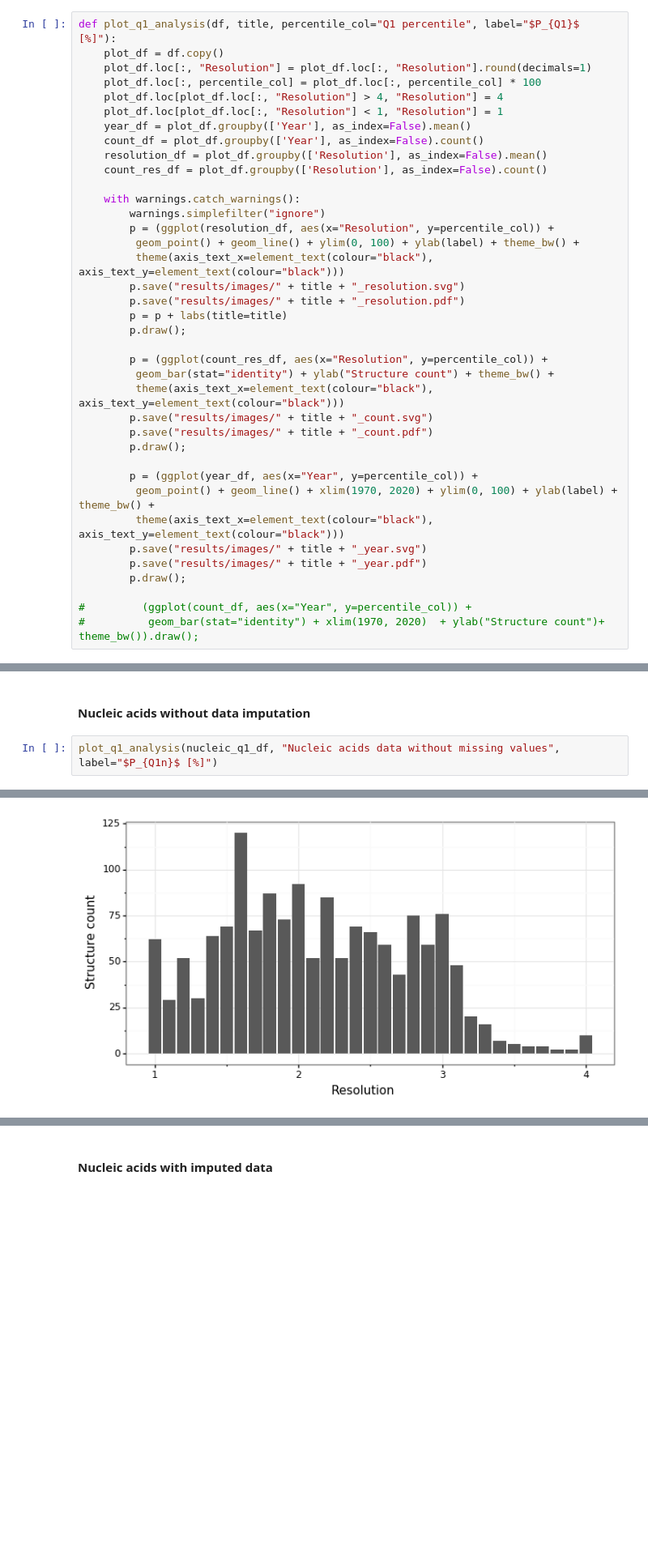
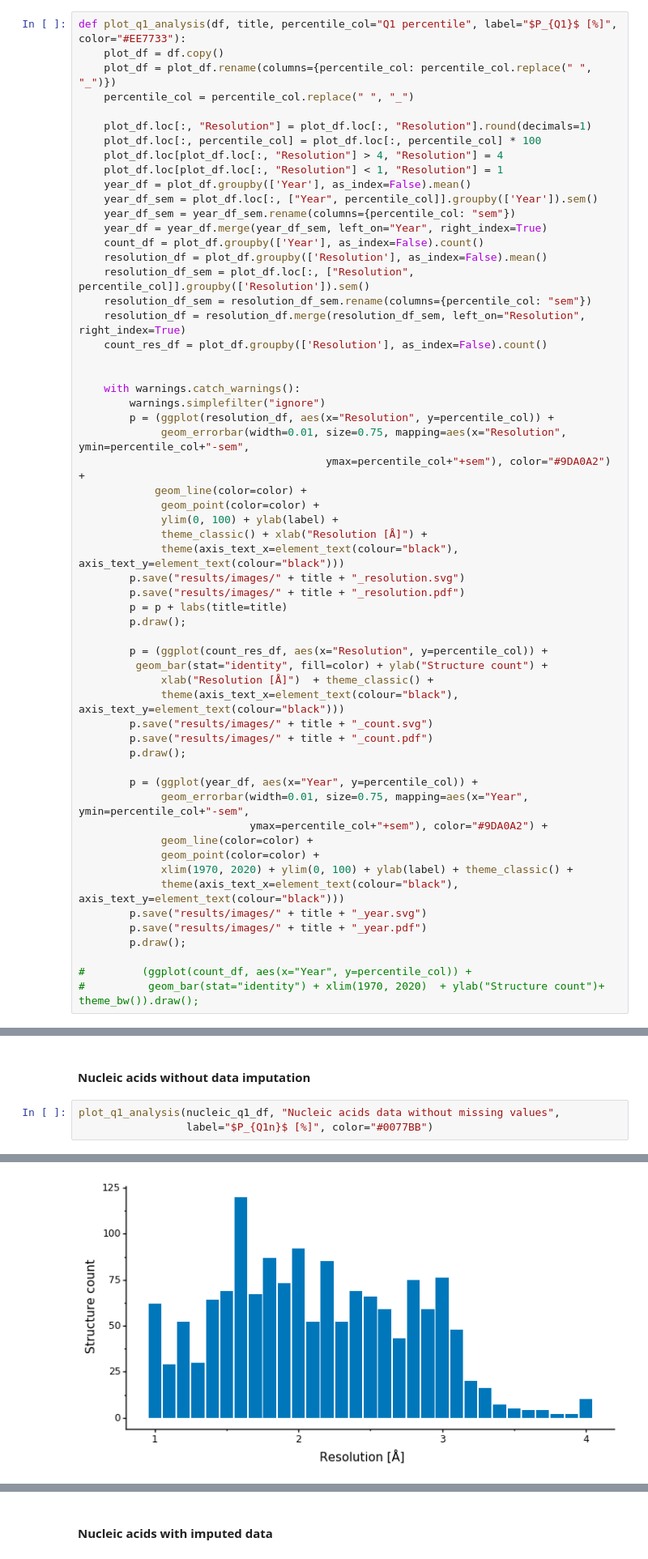
Before and after one commit to dabrze/pdb_structure_quality, a Jupyter notebook: PDB analysis.ipynb, the cells around one changed output, grey strips where cells are left out. Shown at 81% size. Saved outputs shown, nothing was run; the diff lists cells and outputs as text; blank space fills up the shorter version.

Commit message:
Added (SEM) error bars to plots, where applicable.

```diff
--- a/PDB analysis.ipynb
+++ b/PDB analysis.ipynb
@@ -708,37 +708,57 @@ We analyzed how structure PDB quality changed with time and structure resolution
 
 In the following analysis of journals, we will use data with imputed missing values, and we will try to take into account deposition time and structure resolution.
 # %%
-def plot_q1_analysis(df, title, percentile_col="Q1 percentile", label="$P_{Q1}$ [%]"):
+def plot_q1_analysis(df, title, percentile_col="Q1 percentile", label="$P_{Q1}$ [%]", color="#EE7733"):
     plot_df = df.copy()
+    plot_df = plot_df.rename(columns={percentile_col: percentile_col.replace(" ", "_")})
+    percentile_col = percentile_col.replace(" ", "_")
+
     plot_df.loc[:, "Resolution"] = plot_df.loc[:, "Resolution"].round(decimals=1)
     plot_df.loc[:, percentile_col] = plot_df.loc[:, percentile_col] * 100
     plot_df.loc[plot_df.loc[:, "Resolution"] > 4, "Resolution"] = 4
     plot_df.loc[plot_df.loc[:, "Resolution"] < 1, "Resolution"] = 1
     year_df = plot_df.groupby(['Year'], as_index=False).mean()
+    year_df_sem = plot_df.loc[:, ["Year", percentile_col]].groupby(['Year']).sem()
+    year_df_sem = year_df_sem.rename(columns={percentile_col: "sem"})
+    year_df = year_df.merge(year_df_sem, left_on="Year", right_index=True)
     count_df = plot_df.groupby(['Year'], as_index=False).count()
     resolution_df = plot_df.groupby(['Resolution'], as_index=False).mean()
+    resolution_df_sem = plot_df.loc[:, ["Resolution", percentile_col]].groupby(['Resolution']).sem()
+    resolution_df_sem = resolution_df_sem.rename(columns={percentile_col: "sem"})
+    resolution_df = resolution_df.merge(resolution_df_sem, left_on="Resolution", right_index=True)
     count_res_df = plot_df.groupby(['Resolution'], as_index=False).count()
+
 
     with warnings.catch_warnings():
         warnings.simplefilter("ignore")
         p = (ggplot(resolution_df, aes(x="Resolution", y=percentile_col)) +
-         geom_point() + geom_line() + ylim(0, 100) + ylab(label) + theme_bw() +
-         theme(axis_text_x=element_text(colour="black"), axis_text_y=element_text(colour="black")))
+             geom_errorbar(width=0.01, size=0.75, mapping=aes(x="Resolution", ymin=percentile_col+"-sem",
+                                       ymax=percentile_col+"+sem"), color="#9DA0A2") +
+            geom_line(color=color) +
+             geom_point(color=color) +
+             ylim(0, 100) + ylab(label) +
+             theme_classic() + xlab("Resolution [Å]") +
+             theme(axis_text_x=element_text(colour="black"), axis_text_y=element_text(colour="black")))
         p.save("results/images/" + title + "_resolution.svg")
         p.save("results/images/" + title + "_resolution.pdf")
         p = p + labs(title=title)
         p.draw();
 
         p = (ggplot(count_res_df, aes(x="Resolution", y=percentile_col)) +
-         geom_bar(stat="identity") + ylab("Structure count") + theme_bw() +
-         theme(axis_text_x=element_text(colour="black"), axis_text_y=element_text(colour="black")))
+         geom_bar(stat="identity", fill=color) + ylab("Structure count") +
+             xlab("Resolution [Å]")  + theme_classic() +
+             theme(axis_text_x=element_text(colour="black"), axis_text_y=element_text(colour="black")))
         p.save("results/images/" + title + "_count.svg")
         p.save("results/images/" + title + "_count.pdf")
         p.draw();
 
         p = (ggplot(year_df, aes(x="Year", y=percentile_col)) +
-         geom_point() + geom_line() + xlim(1970, 2020) + ylim(0, 100) + ylab(label) + theme_bw() +
-         theme(axis_text_x=element_text(colour="black"), axis_text_y=element_text(colour="black")))
+             geom_errorbar(width=0.01, size=0.75, mapping=aes(x="Year", ymin=percentile_col+"-sem",
+                           ymax=percentile_col+"+sem"), color="#9DA0A2") +
+             geom_line(color=color) +
+             geom_point(color=color) +
+             xlim(1970, 2020) + ylim(0, 100) + ylab(label) + theme_classic() +
+             theme(axis_text_x=element_text(colour="black"), axis_text_y=element_text(colour="black")))
         p.save("results/images/" + title + "_year.svg")
         p.save("results/images/" + title + "_year.pdf")
         p.draw();
@@ -772,5 +792,6 @@ plot_q1_analysis(protein_imputed_q1_df, "Protein data with imputed missing value
 # %% [markdown]
 #### Nucleic acids without data imputation
 # %%
-plot_q1_analysis(nucleic_q1_df, "Nucleic acids data without missing values", label="$P_{Q1n}$ [%]")
+plot_q1_analysis(nucleic_q1_df, "Nucleic acids data without missing values",
+                 label="$P_{Q1n}$ [%]", color="#0077BB")
 # %% [output]
@@ -778 +799 @@ plot_q1_analysis(nucleic_q1_df, "Nucleic acids data without missing values", lab
-[figure, old version]
+[figure, new version]
```
Also changed, not shown: parts of 12 cells of this notebook, 29 other files.
